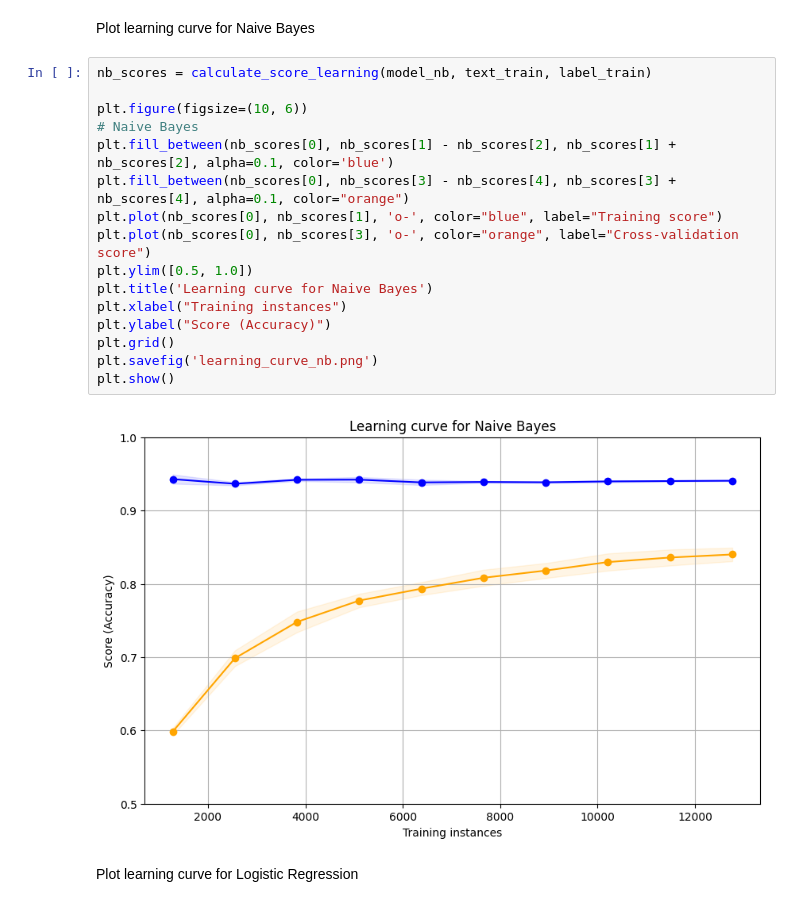
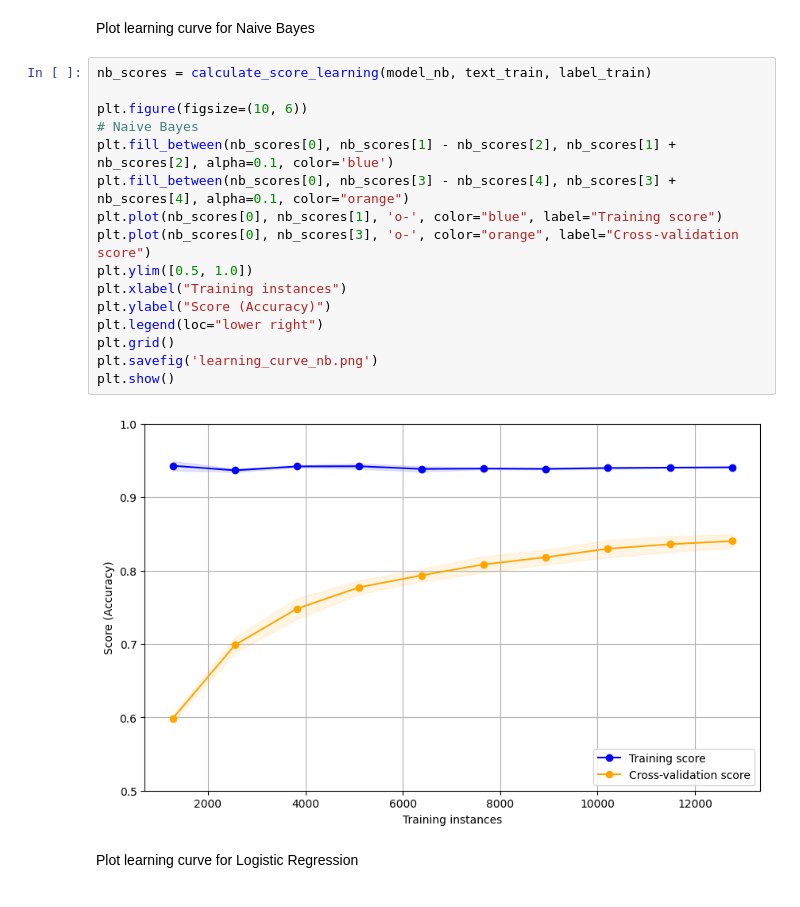
Before and after one commit to NamLe0609/intext-emotion-detector, a Jupyter notebook: main.ipynb, the cells around one changed output. Cells and saved outputs as stored; diff of their text form.

```diff
--- a/main.ipynb
+++ b/main.ipynb
@@ -399,21 +399,21 @@ Plot learning curve for Naive Bayes
 # %%
 nb_scores = calculate_score_learning(model_nb, text_train, label_train)
 
 plt.figure(figsize=(10, 6))
 # Naive Bayes
 plt.fill_between(nb_scores[0], nb_scores[1] - nb_scores[2], nb_scores[1] + nb_scores[2], alpha=0.1, color='blue')
 plt.fill_between(nb_scores[0], nb_scores[3] - nb_scores[4], nb_scores[3] + nb_scores[4], alpha=0.1, color="orange")
 plt.plot(nb_scores[0], nb_scores[1], 'o-', color="blue", label="Training score")
 plt.plot(nb_scores[0], nb_scores[3], 'o-', color="orange", label="Cross-validation score")
 plt.ylim([0.5, 1.0])
-plt.title('Learning curve for Naive Bayes')
 plt.xlabel("Training instances")
 plt.ylabel("Score (Accuracy)")
+plt.legend(loc="lower right")
 plt.grid()
 plt.savefig('learning_curve_nb.png')
 plt.show()
 # %% [output]
-[figure, old version]
+[figure, new version]
 # %% [markdown]
 Plot learning curve for Logistic Regression
 # %%
```
Also changed, not shown: parts of 4 cells of this notebook, 8 other files.
